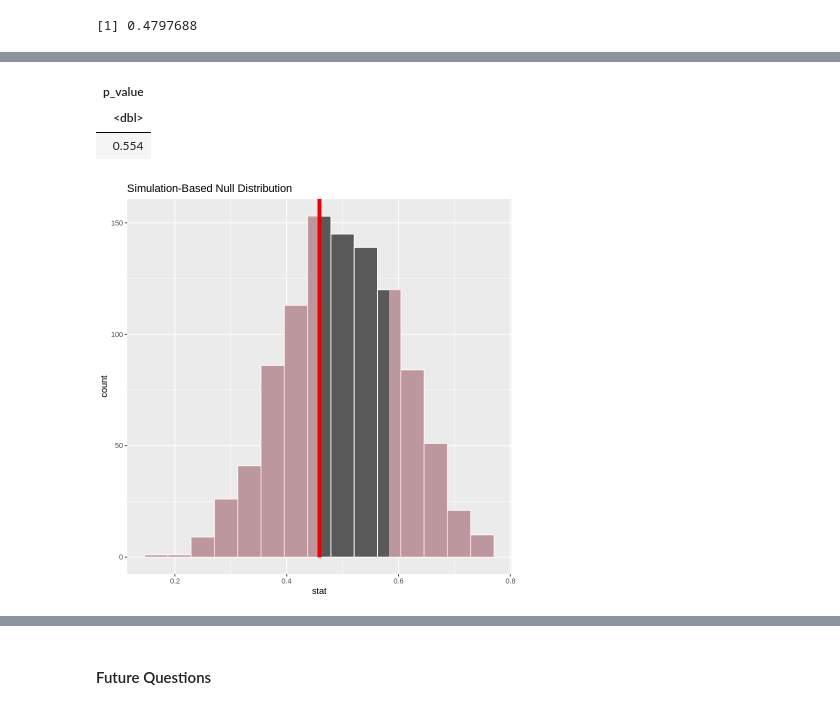
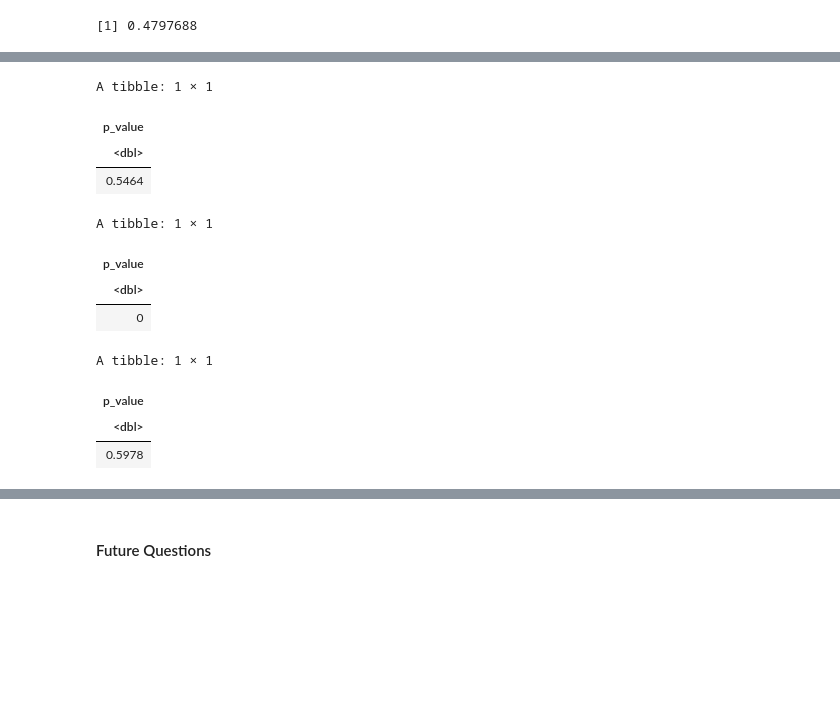
Before and after one commit to ayushtvora/stat-201-project, a Jupyter notebook: report.ipynb, the cells around one changed output, grey strips where cells are left out. Cells and saved outputs as stored; diff of their text form; code cells hidden in the pictures; blank space fills up the shorter version.

Commit message:
added bootstrap and as for all the data types, but not confirmed

```diff
--- a/report.ipynb
+++ b/report.ipynb
@@ -219,17 +213,15 @@ A data.frame: 6 × 2
 | 6 | Other | Access-to-Nature |
 # %%
 ## Step 3: Find the proportion of Greenest City Projects (p-hat) for each category
-access_to_nature_phat <- access_to_nature_data |>
+get_phat <- function(dataset) {
+    dataset |>
     summarize(prop = mean(project_funder == "Greenest City Fund Project")) |>
     pull()
+}
 
-lighter_footprint_phat <- lighter_footprint_data |>
-    summarize(prop = mean(project_funder == "Greenest City Fund Project")) |>
-    pull()
-
-local_food_phat <- local_food_data |>
-    summarize(prop = mean(project_funder == "Greenest City Fund Project")) |>
-    pull()
+access_to_nature_phat <- get_phat(access_to_nature_data)
+lighter_footprint_phat <- get_phat(lighter_footprint_data)
+local_food_phat <- get_phat(local_food_data)
 
 access_to_nature_phat
 lighter_footprint_phat
@@ -241,22 +233,31 @@ local_food_phat
 # %%
 set.seed(12345)
 ## Step 4a: Use Bootstrapping Infer Package
-# access_to_nature_bs <- access_to_nature_data |>
-#     specify(response = project_funder, success = "Greenest City Fund Project") |>
-#     hypothesize(null = "point", p = access_to_nature_phat) |>
-#     generate(reps = 1000, type = "bootstrap") |>
-#     calculate(stat = "prop")
 
 ## Doing it using means intead of props beacuse piazza isnt replying and idk what im doing
-access_to_nature_bs <- access_to_nature_data |>
+get_bs <- function(dataset, h0) {
+    dataset |>
     mutate(is_green_city = as.integer(project_funder == "Greenest City Fund Project")) |>
     specify(response = is_green_city) |>
-    hypothesize(null = "point", mu = 0.5) |>
-    generate(reps = 1000, type = "bootstrap") |>
+    hypothesize(null = "point", mu = h0) |>
+    generate(reps = 10000, type = "bootstrap") |>
     calculate(stat = "mean")
+}
 
-access_to_nature_pval_bs <- access_to_nature_bs |>
-    get_p_value(obs_stat = access_to_nature_phat, direction = "two-sided")
+get_pval_bs <- function(bs, phat) {
+    get_p_value(bs, obs_stat = phat, direction = "two-sided")
+}
+
+
+access_to_nature_bs <- get_bs(access_to_nature_data, 0.5)
+lighter_footprint_bs <- get_bs(lighter_footprint_data, 0.5)
+local_food_bs <- get_bs(local_food_data, 0.5)
+
+access_to_nature_pval_bs <- get_pval_bs(access_to_nature_bs, access_to_nature_phat)
+lighter_footprint_pval_bs <- get_pval_bs(lighter_footprint_bs, lighter_footprint_phat)
+local_food_pval_bs <- get_pval_bs(local_food_bs, local_food_phat)
 
 access_to_nature_pval_bs
+lighter_footprint_pval_bs
+local_food_pval_bs
 # %% [output]
@@ -264,15 +266,33 @@ A tibble: 1 × 1
+A tibble: 1 × 1
 | p_value |
 | <dbl> |
-| 0.554 |
+| 0.5464 |
+A tibble: 1 × 1
+| p_value |
+| <dbl> |
+| 0 |
+A tibble: 1 × 1
+| p_value |
+| <dbl> |
+| 0.5978 |
 # %%
 ## Visualizing the p value with the Bootstrap Sampling Distribution
-access_to_nature_viz_bs <- access_to_nature_bs |>
+get_viz_bs <- function(bs_data, phat) {
+    bs_data |>
     visualize(bins = 15) +
-    shade_p_value(obs_stat = access_to_nature_phat, direction = "two-sided")
+    shade_p_value(obs_stat = phat, direction = "two-sided")
+}
 
-access_to_nature_viz_bs
+access_to_nature_viz_bs <- get_viz_bs(access_to_nature_bs, access_to_nature_phat)
+lighter_footprint_viz_bs <- get_viz_bs(lighter_footprint_bs, lighter_footprint_phat)
+local_food_viz_bs <- get_viz_bs(local_food_bs, local_food_phat)
+
+## uncomment these to see them, removed right now to reduce space taken
+## maybe find a way to combine them to see all three vertically
+## also btw the p value for lighter footprint looks wrong but i cant figure out why it looks off
+# access_to_nature_viz_bs
+# lighter_footprint_viz_bs
+# local_food_viz_bs
-# %% [output]
-[figure, removed]
 # %%
 ## Step 4: Repeating Process using T-Test
 ## The reason for using T-Test is because the sample size is somewhat small, so a T-distribution would be more accurate.
```
Also changed, not shown: parts of 3 cells of this notebook.
